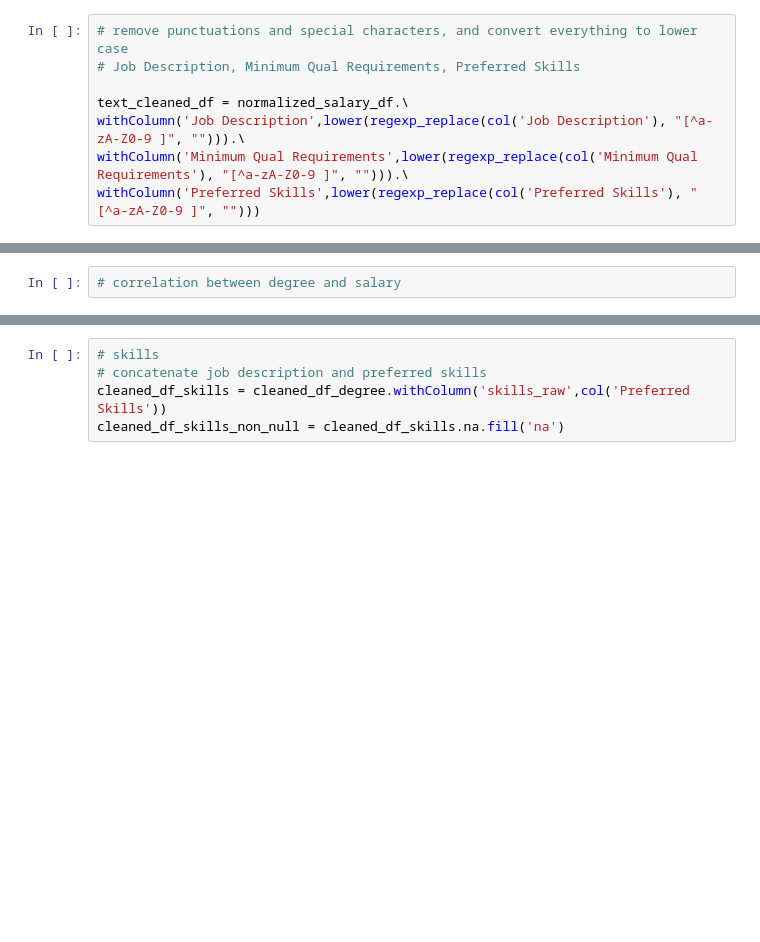
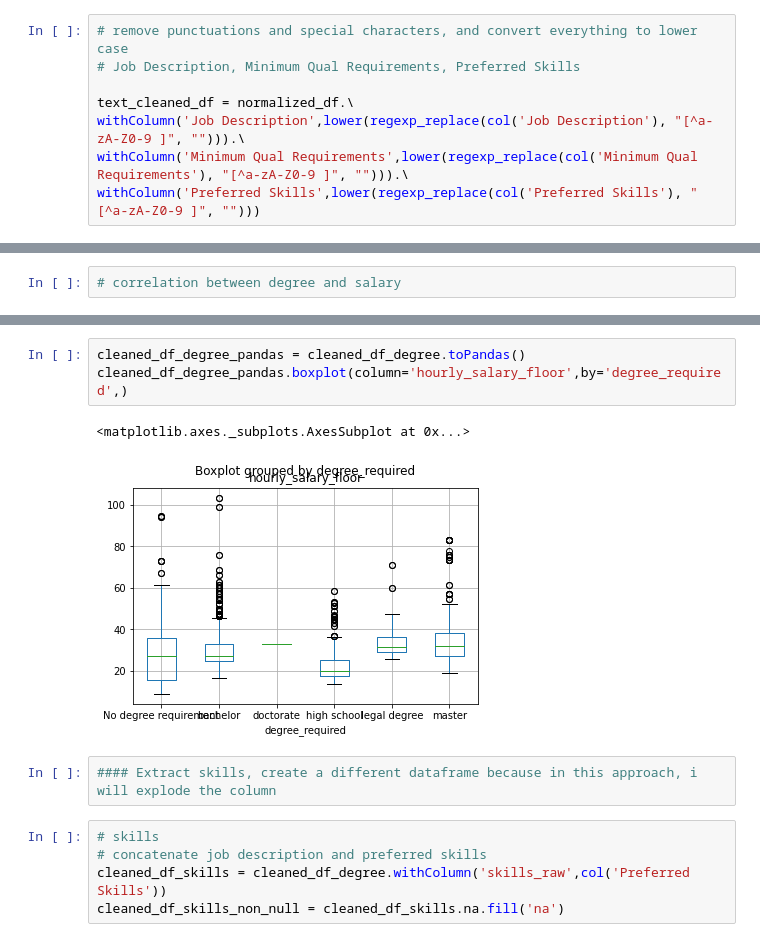
Before and after one commit to Saralytics/EDA-Feature-Engineering-code-challenge, a Jupyter notebook: jupyter/notebook/assesment_notebook.ipynb, the cells around one changed output, grey strips where cells are left out. Drawn from its saved outputs; the diff is of its cells as text; blank space fills up the shorter version.

```diff
--- a/jupyter/notebook/assesment_notebook.ipynb
+++ b/jupyter/notebook/assesment_notebook.ipynb
@@ -440,7 +453,7 @@ For outlier removal, we can remove data beyond IQR * 1.5, we can use IsolationFo
 # remove punctuations and special characters, and convert everything to lower case
 # Job Description, Minimum Qual Requirements, Preferred Skills
 
-text_cleaned_df = normalized_salary_df.\
+text_cleaned_df = normalized_df.\
 withColumn('Job Description',lower(regexp_replace(col('Job Description'), "[^a-zA-Z0-9 ]", ""))).\
 withColumn('Minimum Qual Requirements',lower(regexp_replace(col('Minimum Qual Requirements'), "[^a-zA-Z0-9 ]", ""))).\
 withColumn('Preferred Skills',lower(regexp_replace(col('Preferred Skills'), "[^a-zA-Z0-9 ]", "")))
@@ -503,4 +518,12 @@ cleaned_df_degree.groupBy('degree_required').agg(avg('hourly_salary_ceil').alias
 +--------------------+------------------+------------------+------------------+
+# %%
+cleaned_df_degree_pandas = cleaned_df_degree.toPandas()
+cleaned_df_degree_pandas.boxplot(column='hourly_salary_floor',by='degree_required',)
+# %% [output]
+<matplotlib.axes._subplots.AxesSubplot at 0x...>
+[figure, added]
+# %%
+#### Extract skills, create a different dataframe because in this approach, i will explode the column
 # %%
 # skills
 # concatenate job description and preferred skills
```
Also changed, not shown: parts of 16 cells of this notebook.
